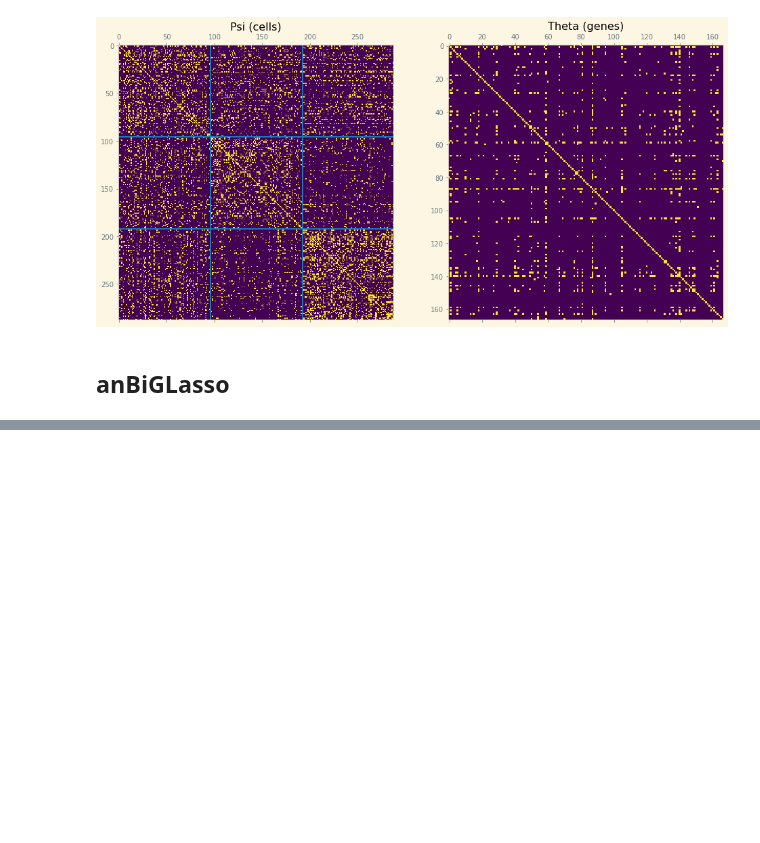
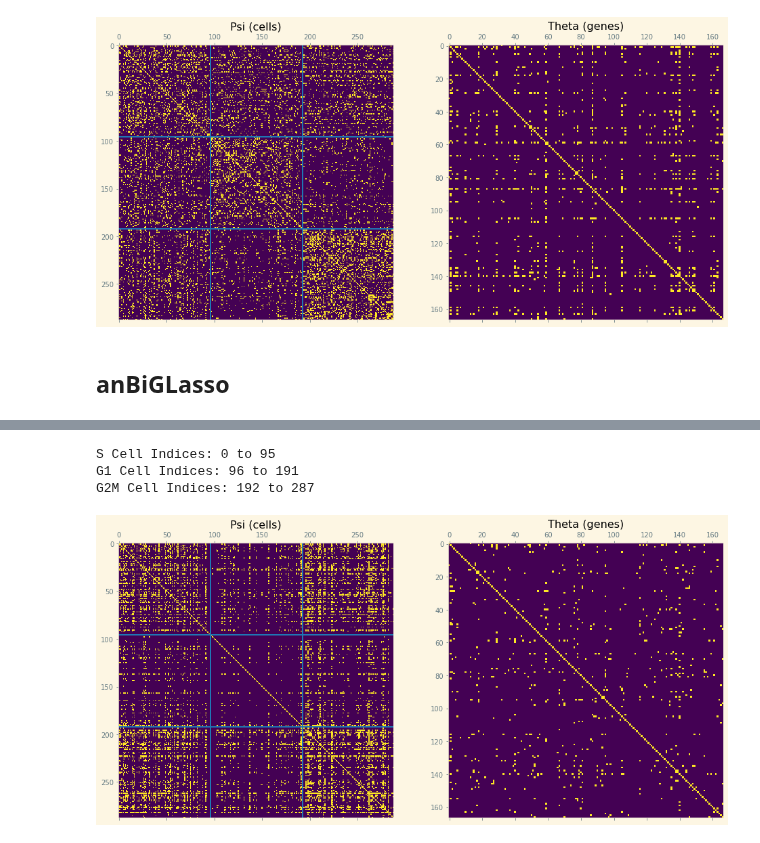
Before and after one commit to BaileyAndrew/antGLasso-Implementation, a Jupyter notebook: Python Implementation/Notebooks/mouse_embryonic_stem_cells.ipynb, the cells around one changed output, grey strips where cells are left out. Saved outputs shown, nothing was run; the diff lists cells and outputs as text; code cells hidden in the pictures; blank space fills up the shorter version.

```diff
--- a/Python Implementation/Notebooks/mouse_embryonic_stem_cells.ipynb
+++ b/Python Implementation/Notebooks/mouse_embryonic_stem_cells.ipynb
@@ -167,0 +244,41 @@ G2M Cell Indices: 192 to 287
+# %%
+library_means_1 = counts_aug.mean(axis=1, keepdims=True)
+random_modification_1 = np.random.random(counts_aug.shape) * library_means_1 / 2
+library_means_2 = counts_aug.mean(axis=2, keepdims=True)
+random_modification_2 = np.random.random(counts_aug.shape) * library_means_2 / 2
+# %%
+# Transform to gaussian
+T, S = nonparanormal_skeptic(counts_aug + random_modification_1 + 0 * random_modification_2)
+# %%
+# Calculate precision matrices
+Psi, Theta = anBiGLasso(T, S, beta_1=0.00003, beta_2=0.000005, B_approx_iters=10)
+# %%
+Psi_ = binarize_matrix(Psi, mode='Nonzero')
+np.fill_diagonal(Psi_, 1)
+Theta_ = binarize_matrix(Theta, mode='Nonzero')
+np.fill_diagonal(Theta_, 1)
+
+with plt.style.context('Solarize_Light2'):
+    fig, (ax1, ax2) = plt.subplots(ncols=2, figsize=(16, 8))
+
+    ax1.grid(False)
+    ax1.matshow(Psi_)
+    ax1.set_title('Psi (cells)')
+
+    ax1.axvline(S_mat.shape[1])
+    ax1.axvline(S_mat.shape[1]+G1_mat.shape[1])
+    ax1.axhline(S_mat.shape[1])
+    ax1.axhline(S_mat.shape[1]+G1_mat.shape[1])
+
+    ax2.matshow(Theta_)
+    ax2.grid(False)
+    ax2.set_title('Theta (genes)')
+
+print(f"S Cell Indices: 0 to {S_mat.shape[1]-1}")
+print(f"G1 Cell Indices: {S_mat.shape[1]} to {S_mat.shape[1]+G1_mat.shape[1]-1}")
+print(f"G2M Cell Indices: {S_mat.shape[1]+G1_mat.shape[1]} to {counts.shape[1]-1}")
+# %% [output]
+S Cell Indices: 0 to 95
+G1 Cell Indices: 96 to 191
+G2M Cell Indices: 192 to 287
+[figure, added]
```
Also changed, not shown: parts of 10 cells of this notebook, 16 other files.
